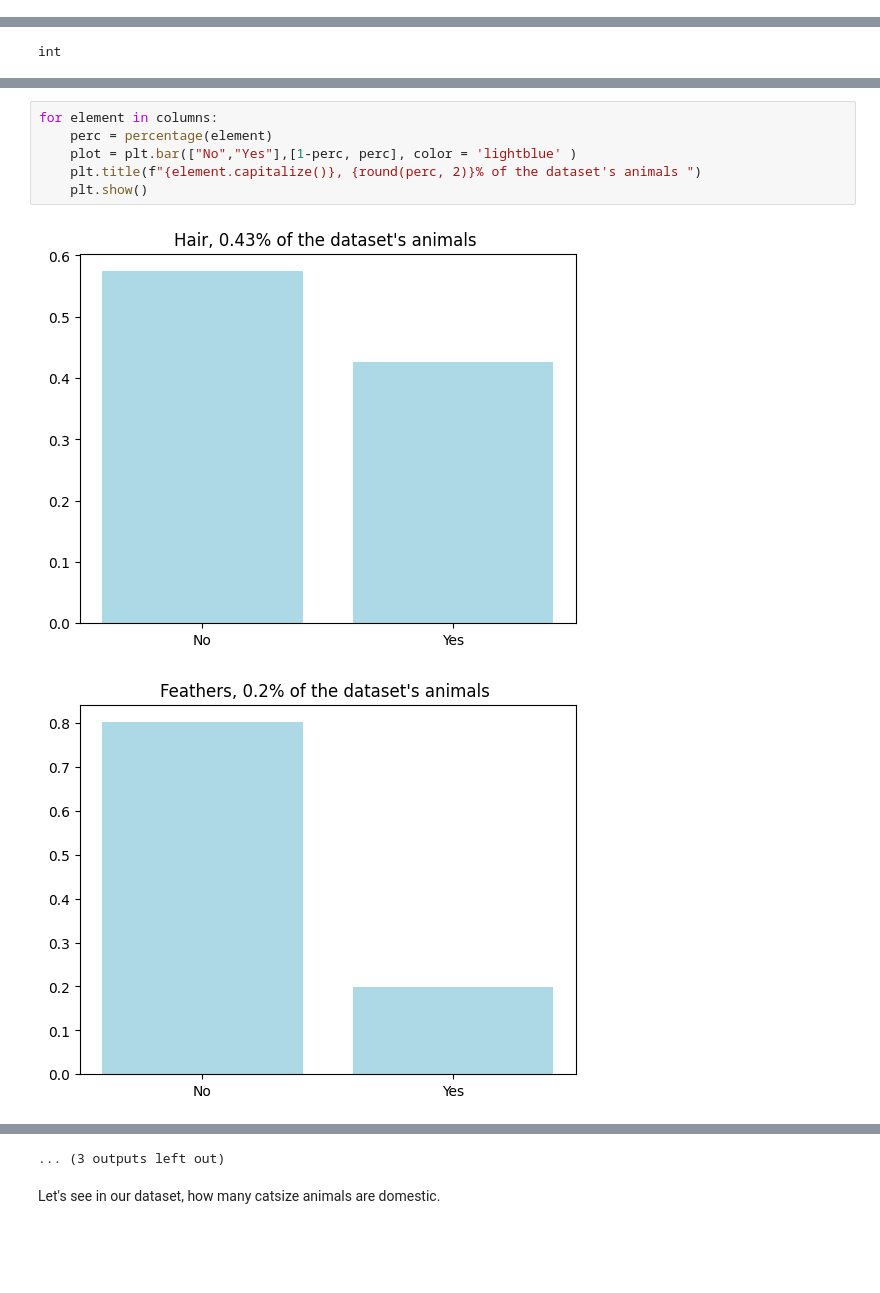
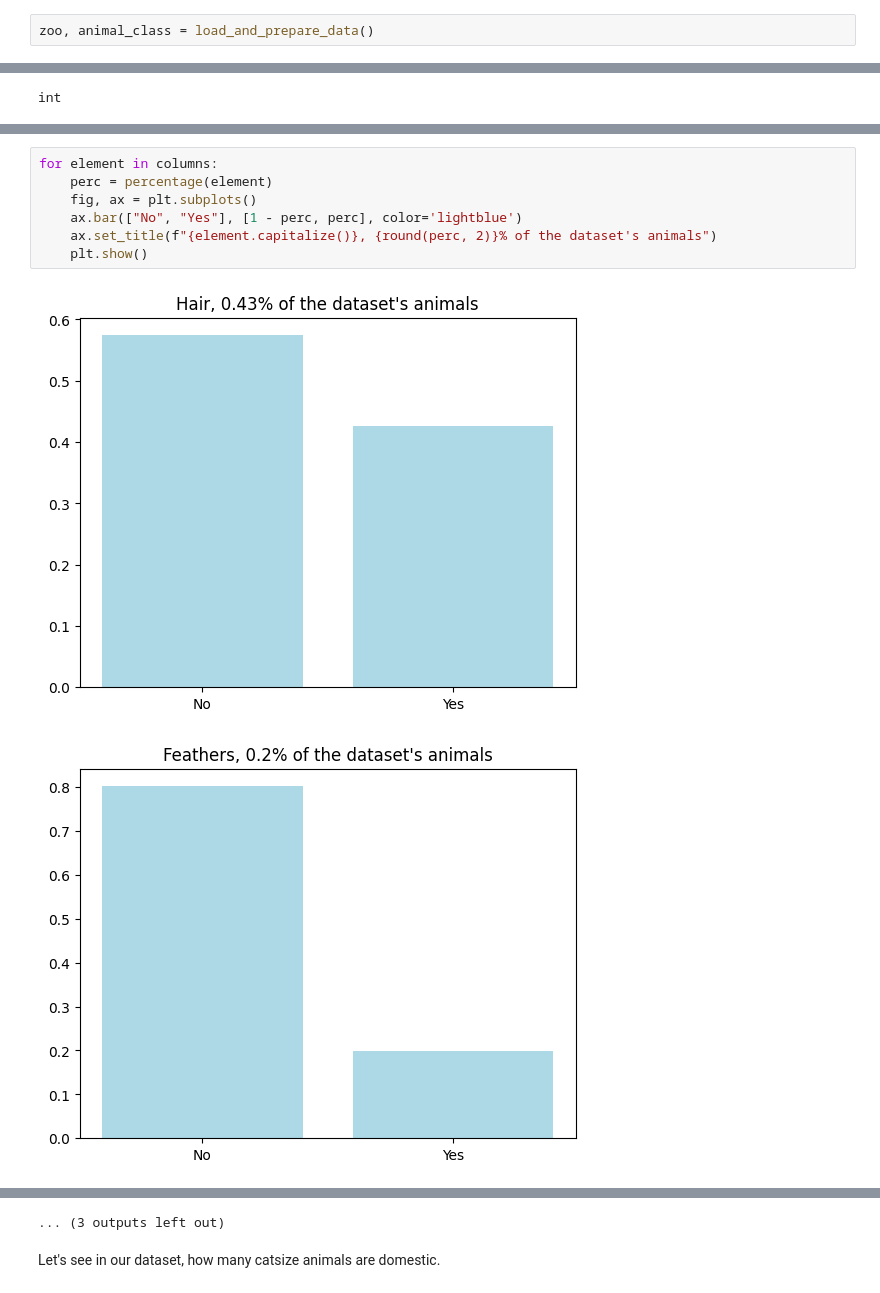
Before and after one commit to b8niiii/project, a Jupyter notebook: animal_notebook.ipynb, the cells around one changed output, grey strips where cells are left out. Drawn from its saved outputs; the diff is of its cells as text; blank space fills up the shorter version.

Commit message:
Modified the jupiter notebook, importing load_and_prepare_data() function

```diff
--- a/animal_notebook.ipynb
+++ b/animal_notebook.ipynb
@@ -11 +11,3 @@ zoo = pd.read_csv("animals_data\zoo.csv") # data we should work on
+# %%
+zoo, animal_class = load_and_prepare_data()
 # %%
@@ -89,10 +89,11 @@ Index(['hair', 'feathers', 'eggs', 'milk', 'airborne', 'aquatic', 'predator',
 # %%
 for element in columns:
     perc = percentage(element)
-    plot = plt.bar(["No","Yes"],[1-perc, perc], color = 'lightblue' )
-    plt.title(f"{element.capitalize()}, {round(perc, 2)}% of the dataset's animals ")
+    fig, ax = plt.subplots()
+    ax.bar(["No", "Yes"], [1 - perc, perc], color='lightblue')
+    ax.set_title(f"{element.capitalize()}, {round(perc, 2)}% of the dataset's animals")
     plt.show()
 # %% [output]
 [figure]
-[figure, old version]
+[figure, new version]
 [figure]
```
Also changed, not shown: parts of 11 cells of this notebook, 3 other files.
